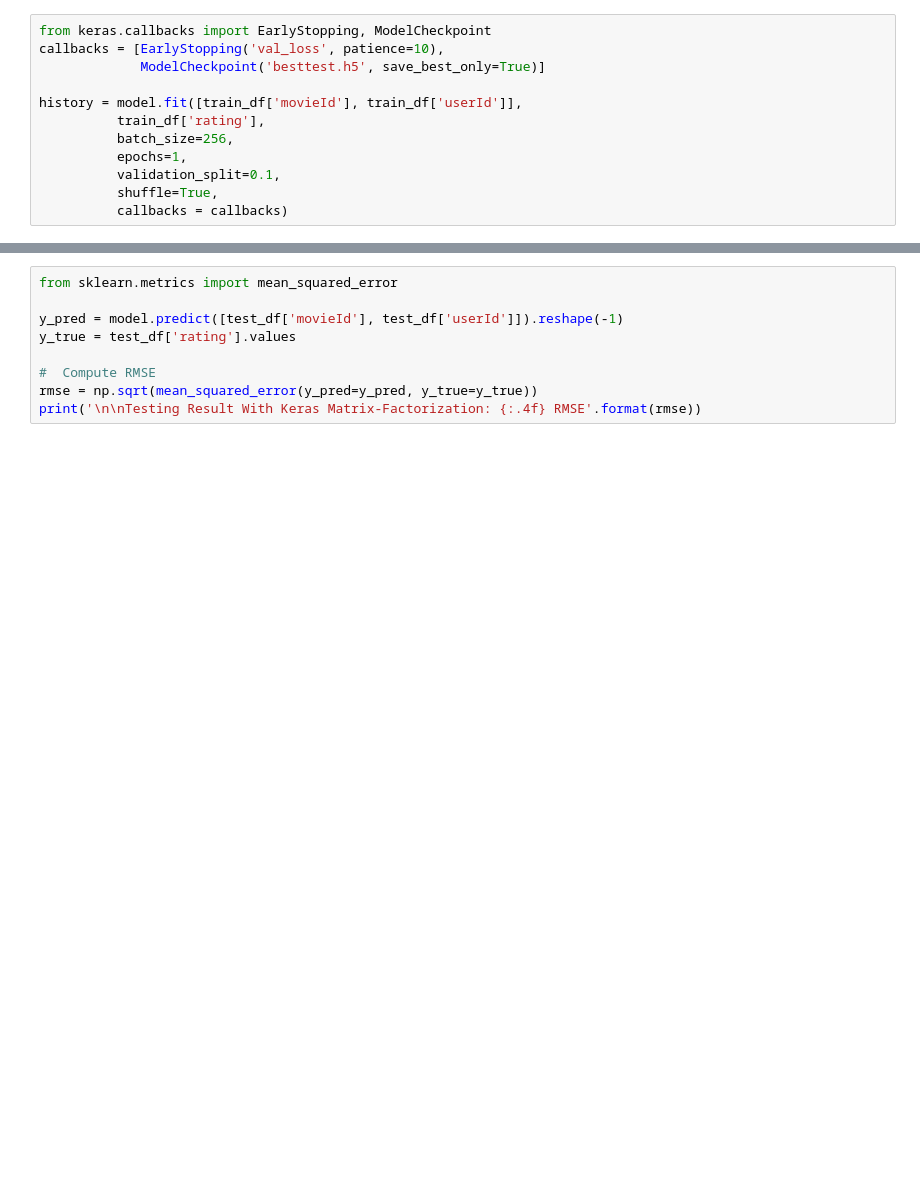
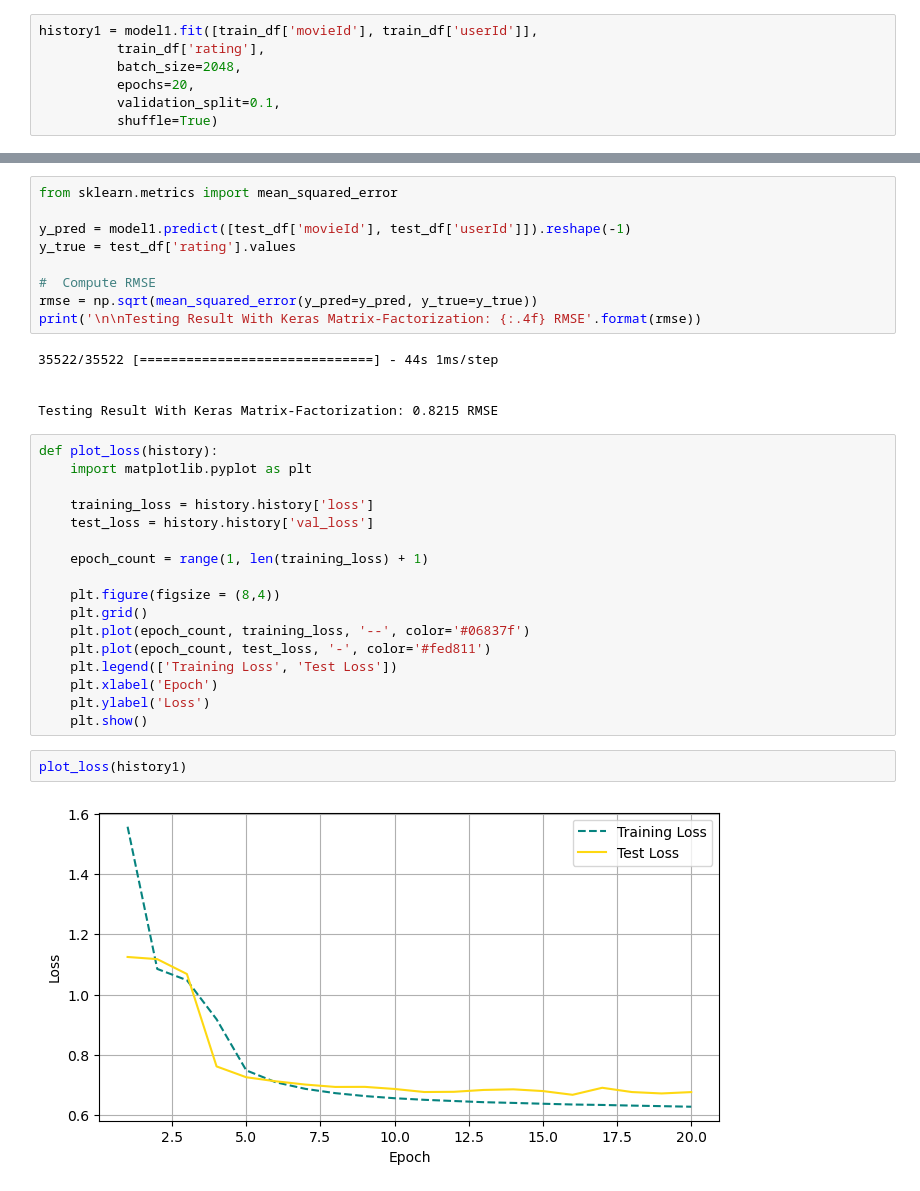
Before and after one commit to fredydo/DeepLearning, a Jupyter notebook: 02 - modelos.ipynb, the cells around one changed output, grey strips where cells are left out. Drawn from its saved outputs; the diff is of its cells as text; blank space fills up the shorter version.

```diff
--- a/02 - modelos.ipynb
+++ b/02 - modelos.ipynb
@@ -147,12 +164,7 @@ test_df['movieId'].shape, test_df['userId'].shape,test_df['rating'].shape
 # %%
-from keras.callbacks import EarlyStopping, ModelCheckpoint
-callbacks = [EarlyStopping('val_loss', patience=10),
-             ModelCheckpoint('besttest.h5', save_best_only=True)]
-
-history = model.fit([train_df['movieId'], train_df['userId']],
+history1 = model1.fit([train_df['movieId'], train_df['userId']],
           train_df['rating'],
-          batch_size=256,
-          epochs=1,
+          batch_size=2048,
+          epochs=20,
           validation_split=0.1,
-          shuffle=True,
-          callbacks = callbacks)
+          shuffle=True)
@@ -159,11 +189,37 @@ history = model.fit([train_df['movieId'], train_df['userId']],
 # %%
 from sklearn.metrics import mean_squared_error
 
-y_pred = model.predict([test_df['movieId'], test_df['userId']]).reshape(-1)
+y_pred = model1.predict([test_df['movieId'], test_df['userId']]).reshape(-1)
 y_true = test_df['rating'].values
 
 #  Compute RMSE
 rmse = np.sqrt(mean_squared_error(y_pred=y_pred, y_true=y_true))
 print('\n\nTesting Result With Keras Matrix-Factorization: {:.4f} RMSE'.format(rmse))
+# %% [output]
+35522/35522 [==============================] - 44s 1ms/step
+
+
+Testing Result With Keras Matrix-Factorization: 0.8215 RMSE
+# %%
+def plot_loss(history):
+    import matplotlib.pyplot as plt
+
+    training_loss = history.history['loss']
+    test_loss = history.history['val_loss']
+
+    epoch_count = range(1, len(training_loss) + 1)
+
+    plt.figure(figsize = (8,4))
+    plt.grid()
+    plt.plot(epoch_count, training_loss, '--', color='#06837f')
+    plt.plot(epoch_count, test_loss, '-', color='#fed811')
+    plt.legend(['Training Loss', 'Test Loss'])
+    plt.xlabel('Epoch')
+    plt.ylabel('Loss')
+    plt.show()
+# %%
+plot_loss(history1)
+# %% [output]
+[figure, added]
 # %%
 tags = [i.split(", ") for i in df['genres'].unique()]
```
Also changed, not shown: parts of 42 cells of this notebook, 1 other file.
